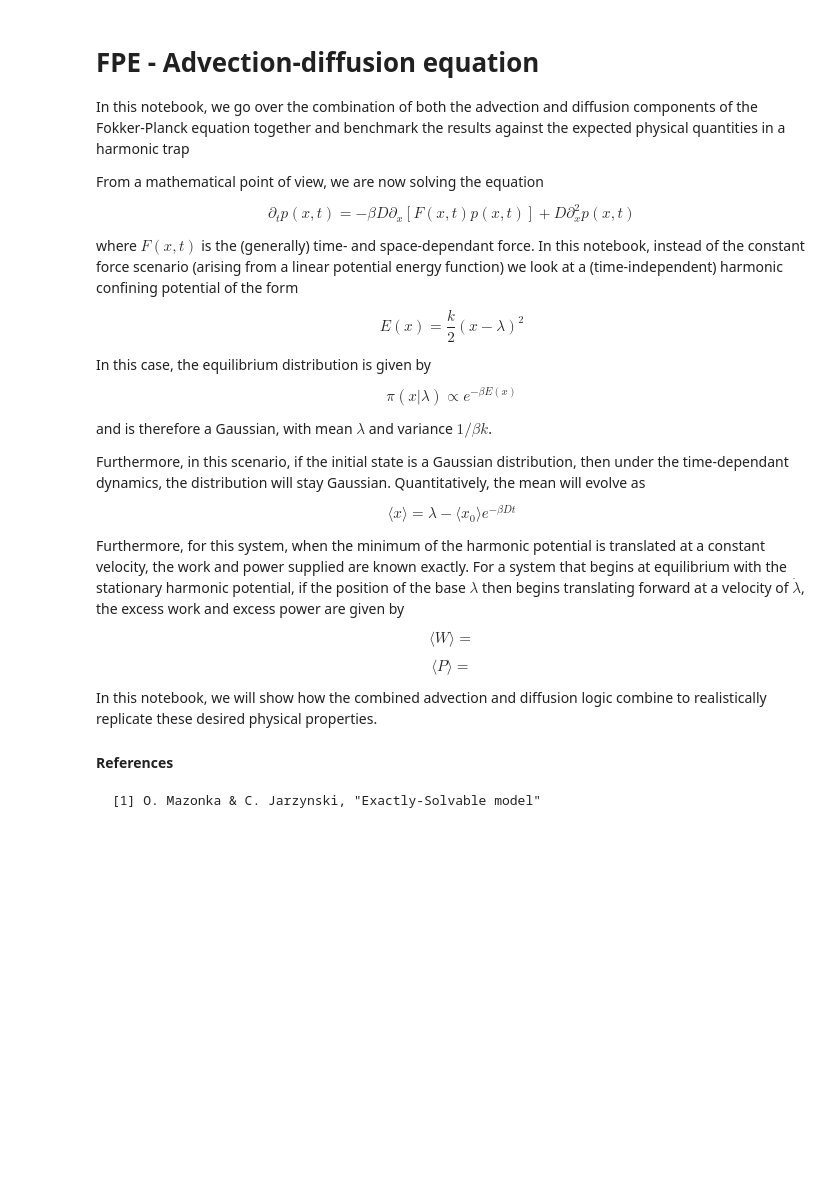
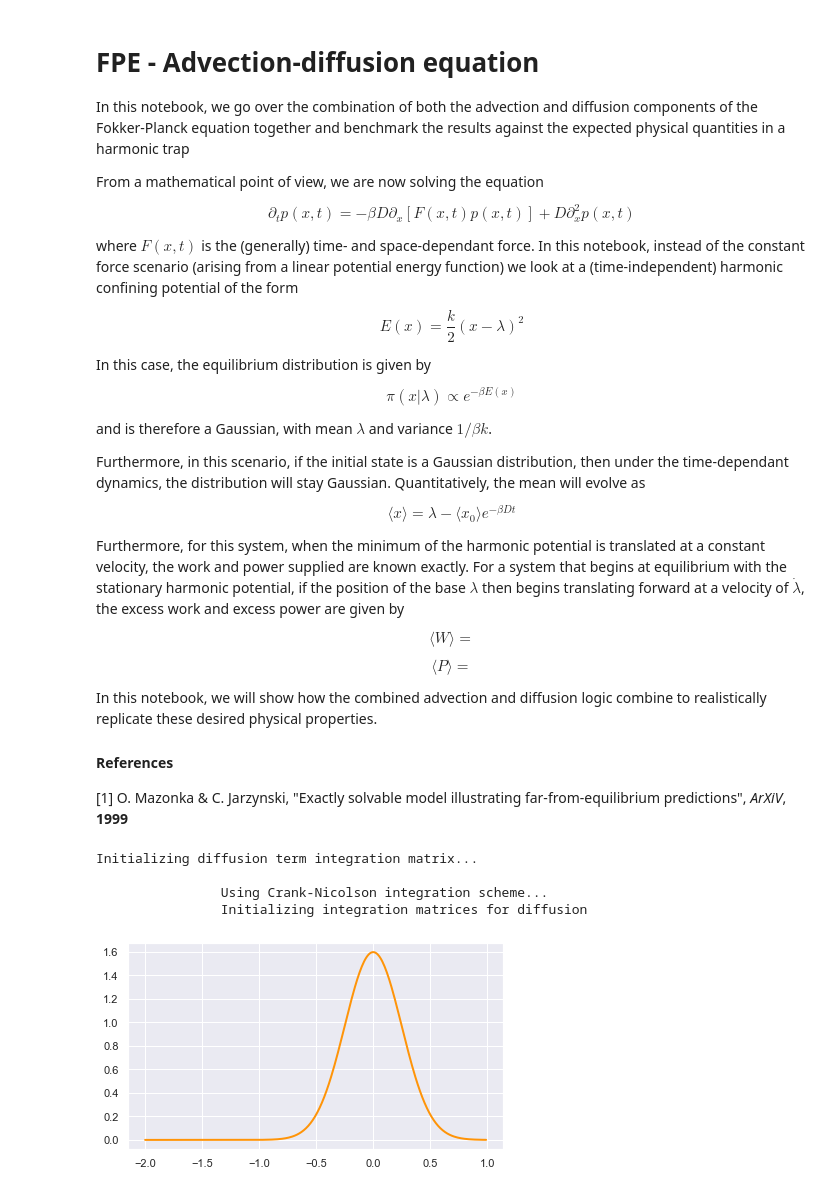
Before and after one commit to StevenJLarge/FokkerPlanck, a Jupyter notebook: notebooks/04-slarge-advection-diffusion.ipynb, the cells around one changed output. Cells and saved outputs as stored; diff of their text form; code cells hidden in the pictures; blank space fills up the shorter version.

```diff
--- a/notebooks/04-slarge-advection-diffusion.ipynb
+++ b/notebooks/04-slarge-advection-diffusion.ipynb
@@ -30,4 +30,39 @@ $$ \langle P \rangle = $$
 In this notebook, we will show how the combined advection and diffusion logic combine to realistically replicate these desired physical properties.
 
 #### References
-    [1] O. Mazonka & C. Jarzynski, "Exactly-Solvable model"
+[1] O. Mazonka & C. Jarzynski, "Exactly solvable model illustrating far-from-equilibrium predictions", *ArXiV*, **1999**
+# %%
+import os
+import numpy as np
+import matplotlib.pyplot as plt
+import seaborn as sns
+from pathlib import Path
+sns.set(style="darkgrid", palette="hls")
+
+from FPE.Integrator import FPE_Integrator_1D
+import FPE.forceFunctions as ff
+
+# Dynamics parameters
+D = 1.0
+dt = 0.00025
+dx = 0.01
+x_array = np.arange(-2, 1, dx)
+
+# To start, initialize an integrator object
+fpe = FPE_Integrator_1D(D, dt, dx, x_array, boundaryCond="hard-wall")
+# %% [output]
+Initializing diffusion term integration matrix...
+
+                Using Crank-Nicolson integration scheme...
+                Initializing integration matrices for diffusion
+# %%
+k_trap = 16
+init_var = 1 / k_trap
+fpe.initializeProbability(0, init_var)
+
+fig, ax = plt.subplots(1, 1, figsize=(6, 3.5))
+ax.plot(fpe.xArray, fpe.prob, linewidth=2.0, color=sns.xkcd_rgb["tangerine"])
+plt.tight_layout()
+plt.show()
+# %% [output]
+[figure, added]
```
Also changed, not shown: parts of 3 cells of this notebook, 2 other files.
